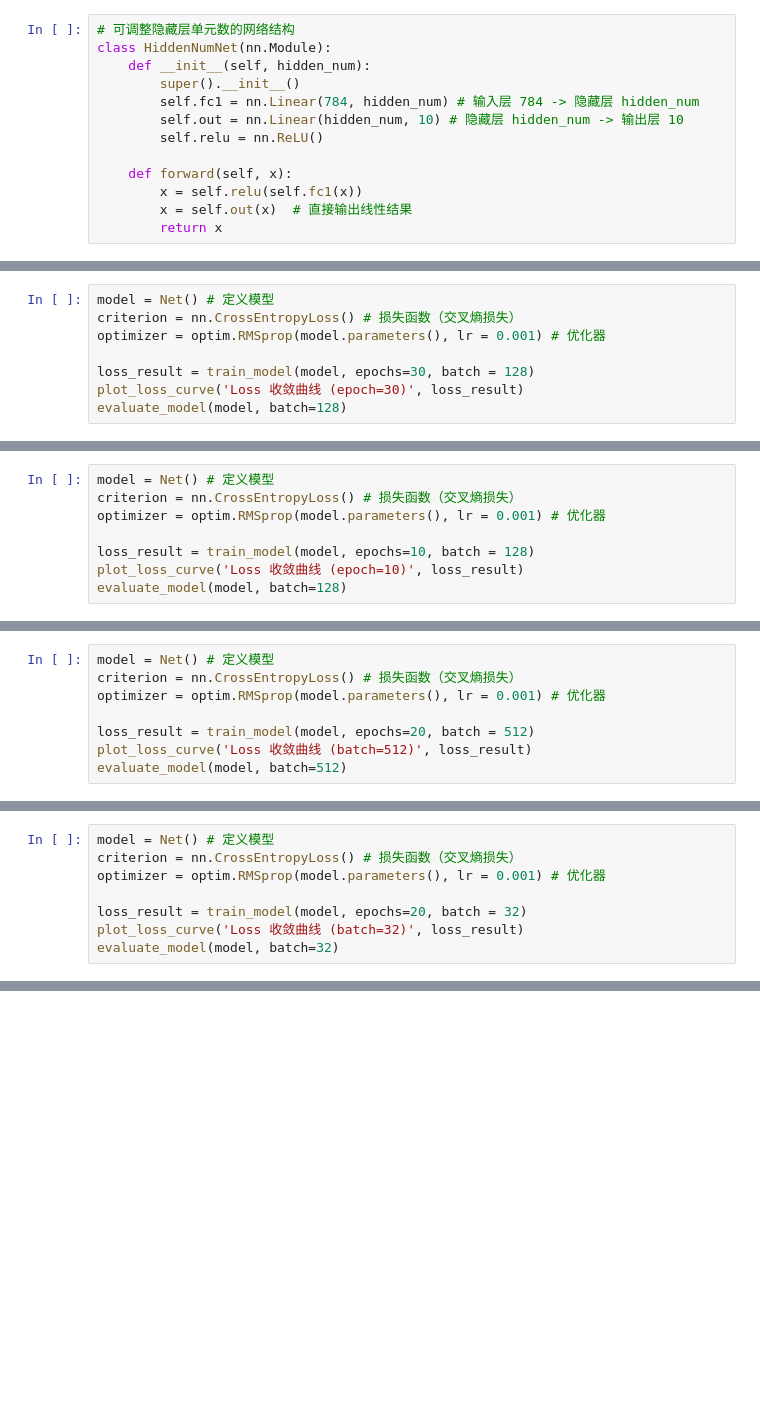
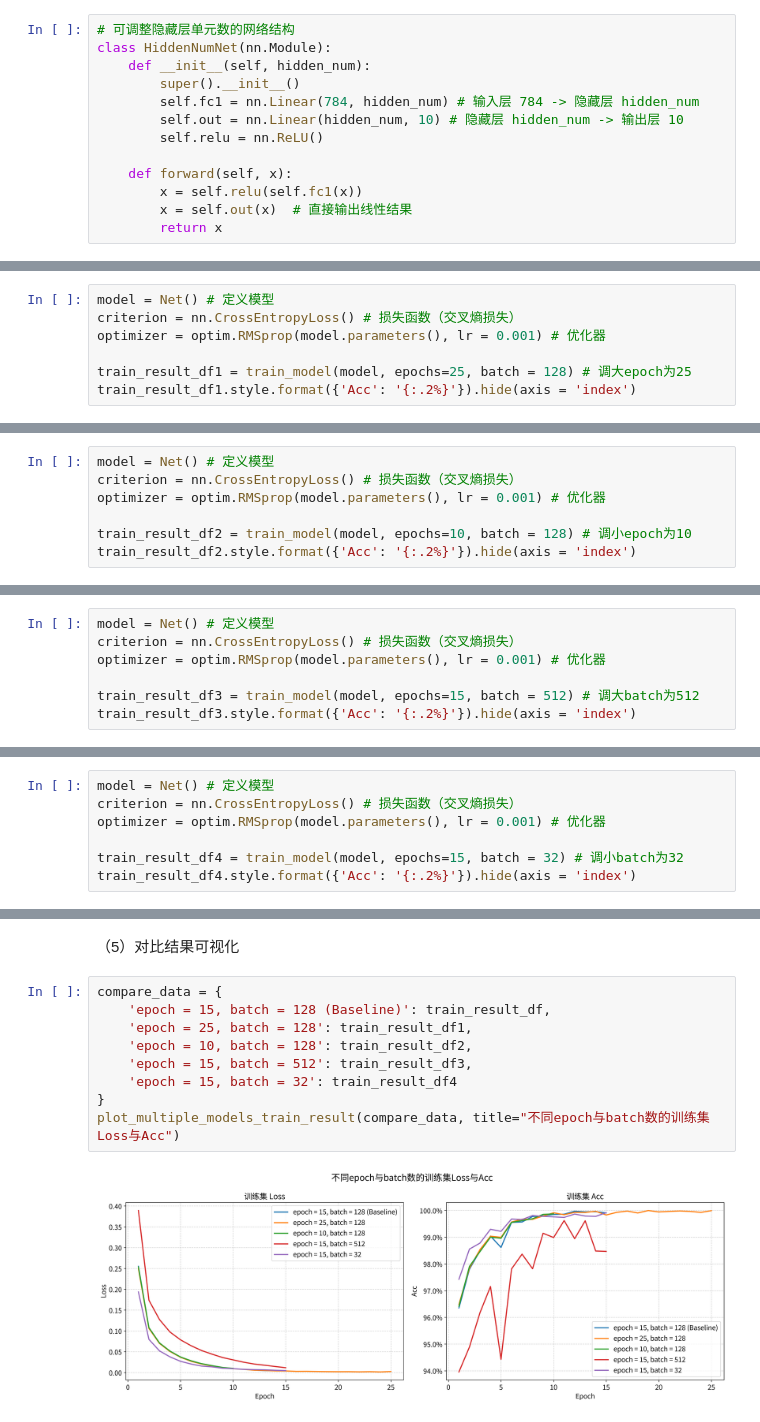
Before and after one commit to xiaoguangjin12345-dev/deep-learning, a Jupyter notebook: ex-1/ex-1.2.ipynb, the cells around one changed output, grey strips where cells are left out. Cells and saved outputs as stored; diff of their text form; blank space fills up the shorter version.

```diff
--- a/ex-1/ex-1.2.ipynb
+++ b/ex-1/ex-1.2.ipynb
@@ -355,7 +680,6 @@ model = Net() # 定义模型
 criterion = nn.CrossEntropyLoss() # 损失函数（交叉熵损失）
 optimizer = optim.RMSprop(model.parameters(), lr = 0.001) # 优化器
 
-loss_result = train_model(model, epochs=30, batch = 128)
-plot_loss_curve('Loss 收敛曲线 (epoch=30)', loss_result)
-evaluate_model(model, batch=128)
+train_result_df1 = train_model(model, epochs=25, batch = 128) # 调大epoch为25
+train_result_df1.style.format({'Acc': '{:.2%}'}).hide(axis = 'index')
 # %% [output]
@@ -386,7 +726,6 @@ model = Net() # 定义模型
 criterion = nn.CrossEntropyLoss() # 损失函数（交叉熵损失）
 optimizer = optim.RMSprop(model.parameters(), lr = 0.001) # 优化器
 
-loss_result = train_model(model, epochs=10, batch = 128)
-plot_loss_curve('Loss 收敛曲线 (epoch=10)', loss_result)
-evaluate_model(model, batch=128)
+train_result_df2 = train_model(model, epochs=10, batch = 128) # 调小epoch为10
+train_result_df2.style.format({'Acc': '{:.2%}'}).hide(axis = 'index')
 # %% [output]
@@ -410,7 +766,6 @@ model = Net() # 定义模型
 criterion = nn.CrossEntropyLoss() # 损失函数（交叉熵损失）
 optimizer = optim.RMSprop(model.parameters(), lr = 0.001) # 优化器
 
-loss_result = train_model(model, epochs=20, batch = 512)
-plot_loss_curve('Loss 收敛曲线 (batch=512)', loss_result)
-evaluate_model(model, batch=512)
+train_result_df3 = train_model(model, epochs=15, batch = 512) # 调大batch为512
+train_result_df3.style.format({'Acc': '{:.2%}'}).hide(axis = 'index')
 # %% [output]
@@ -444,7 +811,6 @@ model = Net() # 定义模型
 criterion = nn.CrossEntropyLoss() # 损失函数（交叉熵损失）
 optimizer = optim.RMSprop(model.parameters(), lr = 0.001) # 优化器
 
-loss_result = train_model(model, epochs=20, batch = 32)
-plot_loss_curve('Loss 收敛曲线 (batch=32)', loss_result)
-evaluate_model(model, batch=32)
+train_result_df4 = train_model(model, epochs=15, batch = 32) # 调小batch为32
+train_result_df4.style.format({'Acc': '{:.2%}'}).hide(axis = 'index')
 # %% [output]
@@ -473,0 +852,13 @@ evaluate_model(model, batch=32)
+# %% [markdown]
+（5）对比结果可视化
+# %%
+compare_data = {
+    'epoch = 15, batch = 128 (Baseline)': train_result_df,
+    'epoch = 25, batch = 128': train_result_df1,
+    'epoch = 10, batch = 128': train_result_df2,
+    'epoch = 15, batch = 512': train_result_df3,
+    'epoch = 15, batch = 32': train_result_df4
+}
+plot_multiple_models_train_result(compare_data, title="不同epoch与batch数的训练集Loss与Acc")
+# %% [output]
+[figure, added]
```
Also changed, not shown: parts of 65 cells of this notebook.
